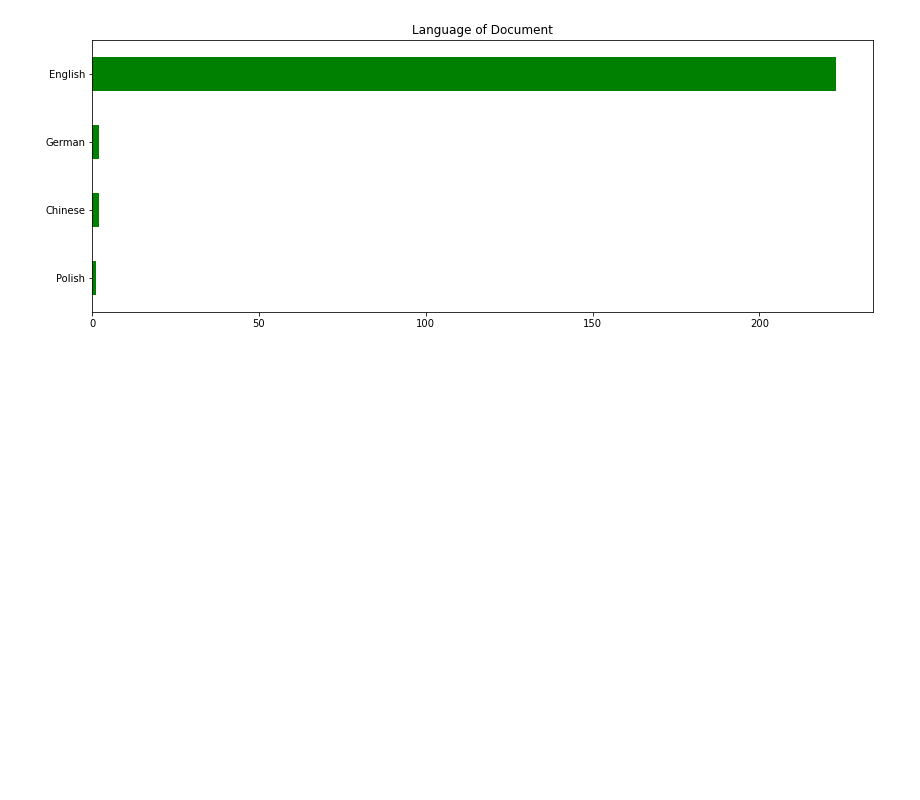
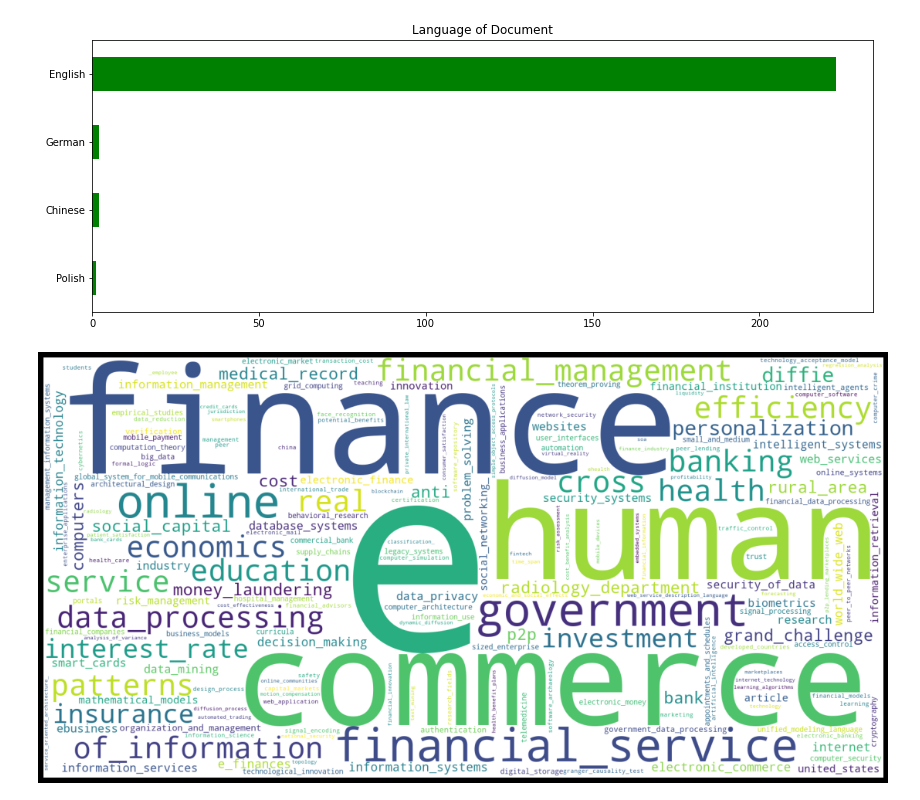
Before and after one commit to ArchaeonSeq/Theano_Premiere-_Project, a Jupyter notebook: e-finance_analysis.ipynb, the cells around one changed output. Cells and saved outputs as stored; diff of their text form; code cells hidden in the pictures; blank space fills up the shorter version.

```diff
--- a/e-finance_analysis.ipynb
+++ b/e-finance_analysis.ipynb
@@ -487,0 +494,13 @@ efinance_df.language_of_original_document.value_counts().sort_values().plot.barh
+# %%
+# Start with index Keyword:
+Index_text = " ".join(review for review in Index_keyword.Index_keyword)
+
+# Create and generate a word cloud image:
+wordcloud = WordCloud(background_color="white", width=1600, height=800).generate(Index_text)
+# Display the generated image:
+plt.figure( figsize=(20,10), facecolor='k')
+plt.imshow(wordcloud)
+plt.axis("off")
+plt.savefig('wordcloud.png', facecolor='k', bbox_inches='tight')
+# %% [output]
+[figure, added]
```
Also changed, not shown: parts of 3 cells of this notebook.
